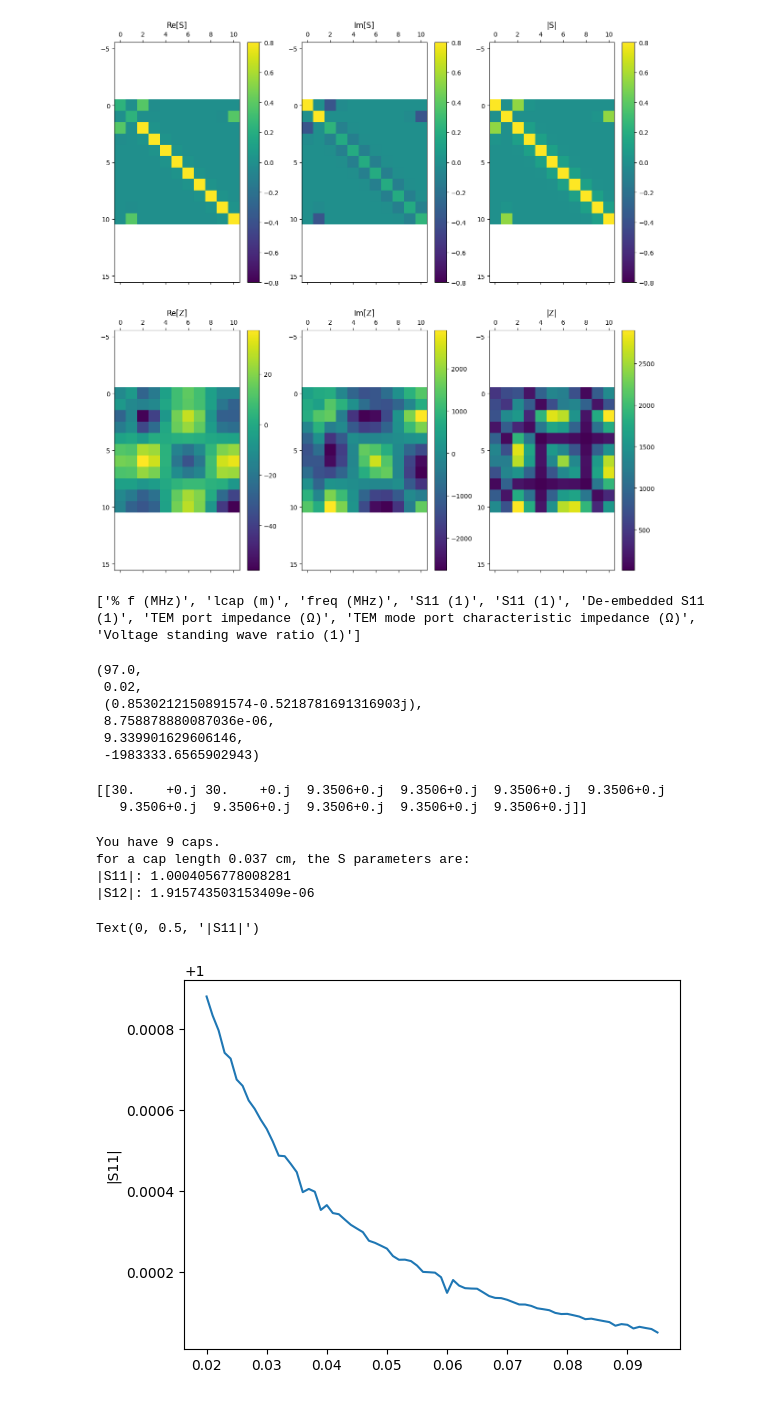
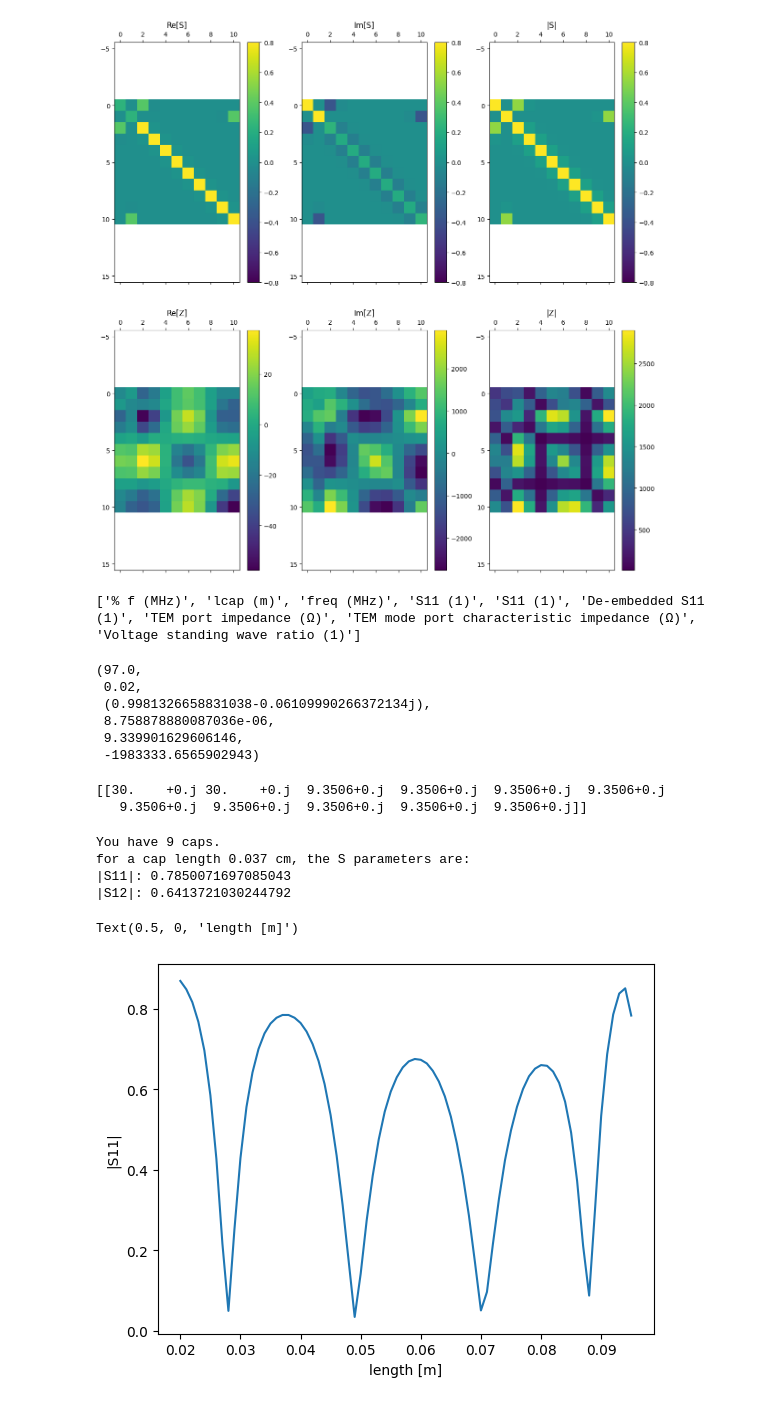
Before and after one commit to vandelij/TWA_circuit, a Jupyter notebook: Ricardo_Ispired.ipynb, the cells around one changed output. Drawn from its saved outputs; the diff is of its cells as text; code cells hidden in the pictures.

```diff
--- a/Ricardo_Ispired.ipynb
+++ b/Ricardo_Ispired.ipynb
@@ -232,7 +232,7 @@ def get_cap_S_given_f_and_lcap(filename, f, lcap, round_level=3):
     rownum = i_f*num_lengths + i_length
     ffound = np.real(data[rownum, 0])
     lcapfound = np.real(data[rownum,1])
-    S11 = data[rownum, 3]
+    S11 = data[rownum, 5] # TODO: was 3, now de-embedded
     S11db = np.real(data[rownum, 4])
     Z0_port = np.real(data[rownum, 7])
     VSWR = np.real(data[rownum, 8])
@@ -261,7 +261,7 @@ def build_capnet_given_length(length, freqs, filename, z0, round_level=3):
 # display the capacitance of the capacitor network produced
 def print_Znorm_and_capacitance(network, f, freqs, toprint=True):
     idx = np.where(freqs == f)
-    Zcap = rf.s2z(network.s)[idx][0,0,0]
+    Zcap = rf.s2z(network.s, z0=9.3506)[idx][0,0,0]
     C = (-np.imag(Zcap)*2*np.pi*f*1e6)**-1
     if toprint:
         print(f'Zcap:{Zcap}, z0: {network.z0[0]}, Zcap/z0: {Zcap/network.z0[0]}')
@@ -275,7 +275,7 @@ get_cap_S_given_f_and_lcap(filename, 97, .02)
 ['% f (MHz)', 'lcap (m)', 'freq (MHz)', 'S11 (1)', 'S11 (1)', 'De-embedded S11 (1)', 'TEM port impedance (Ω)', 'TEM mode port characteristic impedance (Ω)', 'Voltage standing wave ratio (1)']
 (97.0,
  0.02,
- (0.8530212150891574-0.5218781691316903j),
+ (0.9981326658831038-0.06109990266372134j),
  8.758878880087036e-06,
  9.339901629606146,
  -1983333.6565902943)
@@ -398,8 +398,8 @@ print(f'|S12|: {S12}')
 # %% [output]
 You have 9 caps.
 for a cap length 0.037 cm, the S parameters are:
-|S11|: 1.0004056778008281
-|S12|: 1.915743503153409e-06
+|S11|: 0.7850071697085043
+|S12|: 0.6413721030244792
 # %%
 # now loop over lengths to plot
 
@@ -460,10 +460,11 @@ for i in range(lengths.shape[0]):
 # %%
 %matplotlib inline
 plt.plot(lengths, S11v)
 plt.ylabel('|S11|')
+plt.xlabel('length [m]')
 # %% [output]
-Text(0, 0.5, '|S11|')
+Text(0.5, 0, 'length [m]')
-[figure, old version]
+[figure, new version]
 # %%
 plt.plot(lengths, S12v)
 plt.ylabel('|S12|')
```
Also changed, not shown: parts of 11 cells of this notebook.
